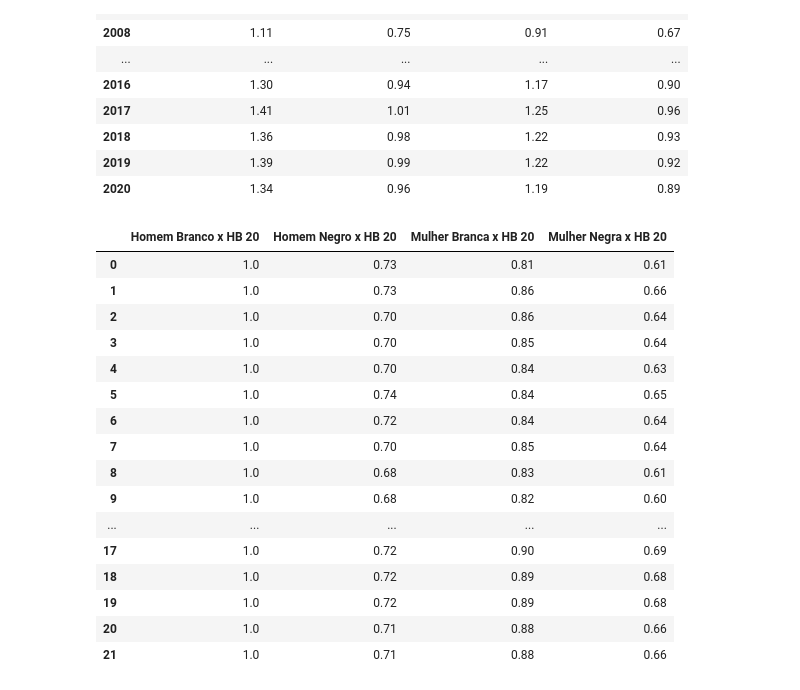
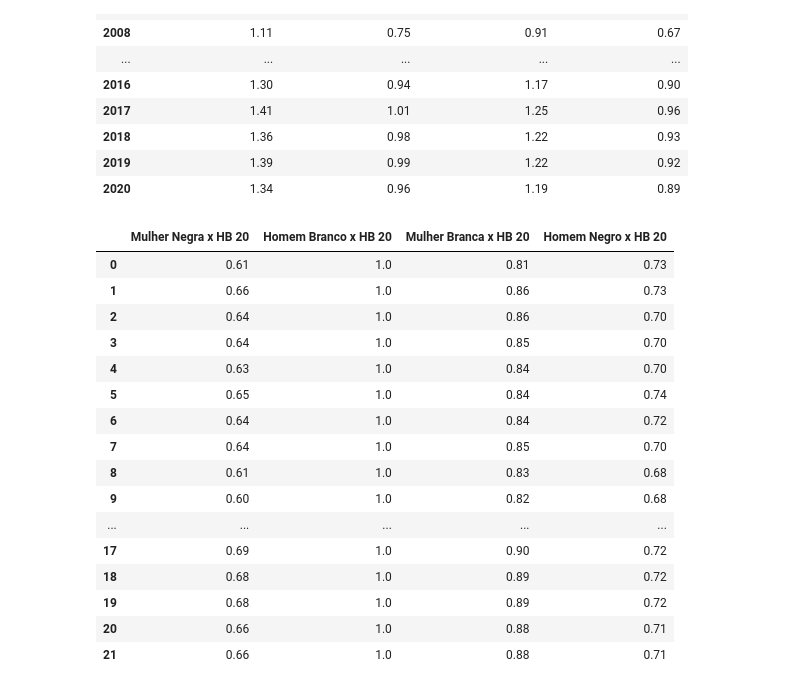
Before and after one commit to deborabastos/hacker_fiscalizacao, a Jupyter notebook: serviores.ipynb, the cells around one changed output. Cells and saved outputs as stored; diff of their text form; code cells hidden in the pictures.

```diff
--- a/serviores.ipynb
+++ b/serviores.ipynb
@@ -252,38 +253,38 @@ df_hb_99
 # %%
 # Comparando o salário de determinado ano em cada categoria com o salário do Homem Branco no mesmo ano
 
 grupos = {'Homem Branco', 'Homem Negro', 'Mulher Branca', 'Mulher Negra'}
 df_hb_20 = pd.DataFrame()
 
 for i in grupos:
     lista = []
     for row in range(len(df_pivot)):
         index = df_pivot['Homem Branco'].iloc[row]
         n = df_pivot[i].iloc[row]
         valor = (n/index).round(2)
         lista.append(valor)
     df_hb_20[(i + " x HB 20")] = lista
 
 # Alterando ordem das colunas
-df_hb_20 = df_hb_20[['Homem Branco x HB 20', 'Homem Negro x HB 20', 'Mulher Branca x HB 20', 'Mulher Negra x HB 20']]
+c = df_hb_20[['Homem Branco x HB 20', 'Homem Negro x HB 20', 'Mulher Branca x HB 20', 'Mulher Negra x HB 20']]
 
 df_hb_20
 # %% [output]
-|  | Homem Branco x HB 20 | Homem Negro x HB 20 | Mulher Branca x HB 20 | Mulher Negra x HB 20 |
-| 0 | 1.0 | 0.73 | 0.81 | 0.61 |
-| 1 | 1.0 | 0.73 | 0.86 | 0.66 |
-| 2 | 1.0 | 0.70 | 0.86 | 0.64 |
-| 3 | 1.0 | 0.70 | 0.85 | 0.64 |
-| 4 | 1.0 | 0.70 | 0.84 | 0.63 |
-| 5 | 1.0 | 0.74 | 0.84 | 0.65 |
-| 6 | 1.0 | 0.72 | 0.84 | 0.64 |
-| 7 | 1.0 | 0.70 | 0.85 | 0.64 |
-| 8 | 1.0 | 0.68 | 0.83 | 0.61 |
-| 9 | 1.0 | 0.68 | 0.82 | 0.60 |
+|  | Mulher Negra x HB 20 | Homem Branco x HB 20 | Mulher Branca x HB 20 | Homem Negro x HB 20 |
+| 0 | 0.61 | 1.0 | 0.81 | 0.73 |
+| 1 | 0.66 | 1.0 | 0.86 | 0.73 |
+| 2 | 0.64 | 1.0 | 0.86 | 0.70 |
+| 3 | 0.64 | 1.0 | 0.85 | 0.70 |
+| 4 | 0.63 | 1.0 | 0.84 | 0.70 |
+| 5 | 0.65 | 1.0 | 0.84 | 0.74 |
+| 6 | 0.64 | 1.0 | 0.84 | 0.72 |
+| 7 | 0.64 | 1.0 | 0.85 | 0.70 |
+| 8 | 0.61 | 1.0 | 0.83 | 0.68 |
+| 9 | 0.60 | 1.0 | 0.82 | 0.68 |
 | ... | ... | ... | ... | ... |
-| 17 | 1.0 | 0.72 | 0.90 | 0.69 |
-| 18 | 1.0 | 0.72 | 0.89 | 0.68 |
-| 19 | 1.0 | 0.72 | 0.89 | 0.68 |
-| 20 | 1.0 | 0.71 | 0.88 | 0.66 |
-| 21 | 1.0 | 0.71 | 0.88 | 0.66 |
+| 17 | 0.69 | 1.0 | 0.90 | 0.72 |
+| 18 | 0.68 | 1.0 | 0.89 | 0.72 |
+| 19 | 0.68 | 1.0 | 0.89 | 0.72 |
+| 20 | 0.66 | 1.0 | 0.88 | 0.71 |
+| 21 | 0.66 | 1.0 | 0.88 | 0.71 |
 # %% [markdown]
```
Also changed, not shown: parts of 7 cells of this notebook, 1 other file.
